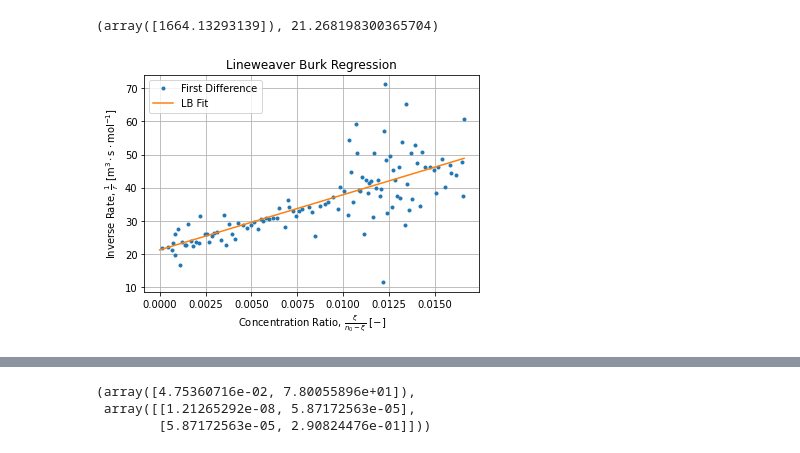
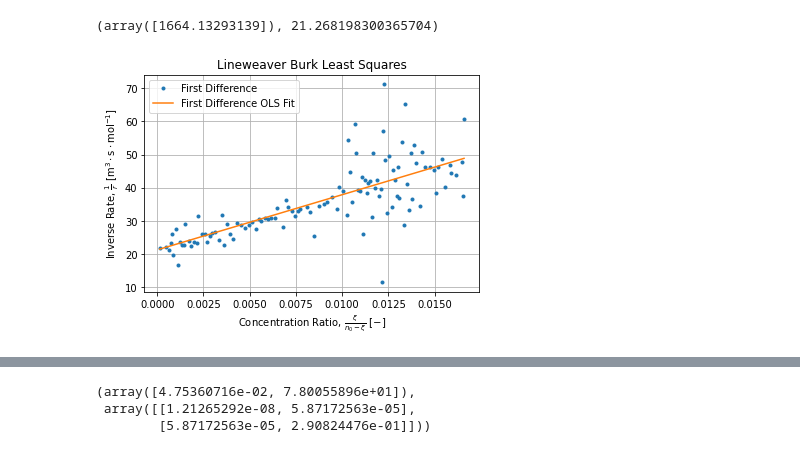
Before and after one commit to jlandercy/cookbook, a Jupyter notebook: python/posts/CatHet.ipynb, the cells around one changed output, grey strips where cells are left out. Drawn from its saved outputs; the diff is of its cells as text; code cells hidden in the pictures.

```diff
--- a/python/posts/CatHet.ipynb
+++ b/python/posts/CatHet.ipynb
@@ -65,5 +66,5 @@ df["B/A"] = df["xi"]/(n0 - df["xi"])
 df["x1"] = df["xi"]/V
 df["x2"] = -(n0/V)*np.log(np.abs((n0 - df["xi"])/n0))
 df["dxidt1"] = df["xi"].diff()/df["t"].diff()
-df["1/r1"] = 1./df["dxidt1"]
+df["1/r1"] = V/df["dxidt1"]
 # %%
@@ -124,8 +148,8 @@ k1*V/m # mol/s
 # %%
-X = df[["B/A"]].values[1:]
-y = df["1/r1"].values[1:]*V
-regressor = LinearRegression().fit(X, y)
-regressor.score(X, y)
+XLB = df[["B/A"]].values[1:]
+yLB = df["1/r1"].values[1:]
+LB = LinearRegression(fit_intercept=True).fit(XLB, yLB)
+LB.score(XLB, yLB)
 # %% [output]
 0.565121006848629
 # %%
@@ -133,17 +157,17 @@ regressor.coef_, regressor.intercept_
 # %% [output]
 (array([1664.13293139]), 21.268198300365704)
 # %%
-Xmax = np.linspace(df["B/A"].min(), df["B/A"].max(), 2).reshape(-1, 1)
-yhat = regressor.predict(Xmax)
+XLBmax = np.linspace(df["B/A"].min(), df["B/A"].max(), 2).reshape(-1, 1)
+yLBhat = LB.predict(XLB)
 # %%
 fig, axe = plt.subplots()
-axe.plot(df["B/A"], V*df["1/r1"], ".", label="First Difference")
-axe.plot(Xmax, yhat, label="LB Fit")
-axe.set_title("Lineweaver Burk Regression")
+axe.plot(df["B/A"], df["1/r1"], ".", label="First Difference")
+axe.plot(XLB, yLBhat, label="First Difference OLS Fit")
+axe.set_title("Lineweaver Burk Least Squares")
 axe.set_xlabel(r"Concentration Ratio, $\frac{\xi}{n_0 - \xi}$ $[-]$")
 axe.set_ylabel(r"Inverse Rate, $\frac{1}{r}$ $[\mathrm{m^3\cdot s \cdot mol^{-1}]}$")
 axe.legend()
 axe.grid()
 # %% [output]
-[figure, old version]
+[figure, new version]
 # %%
```
Also changed, not shown: parts of 58 cells of this notebook, 1 other file.
